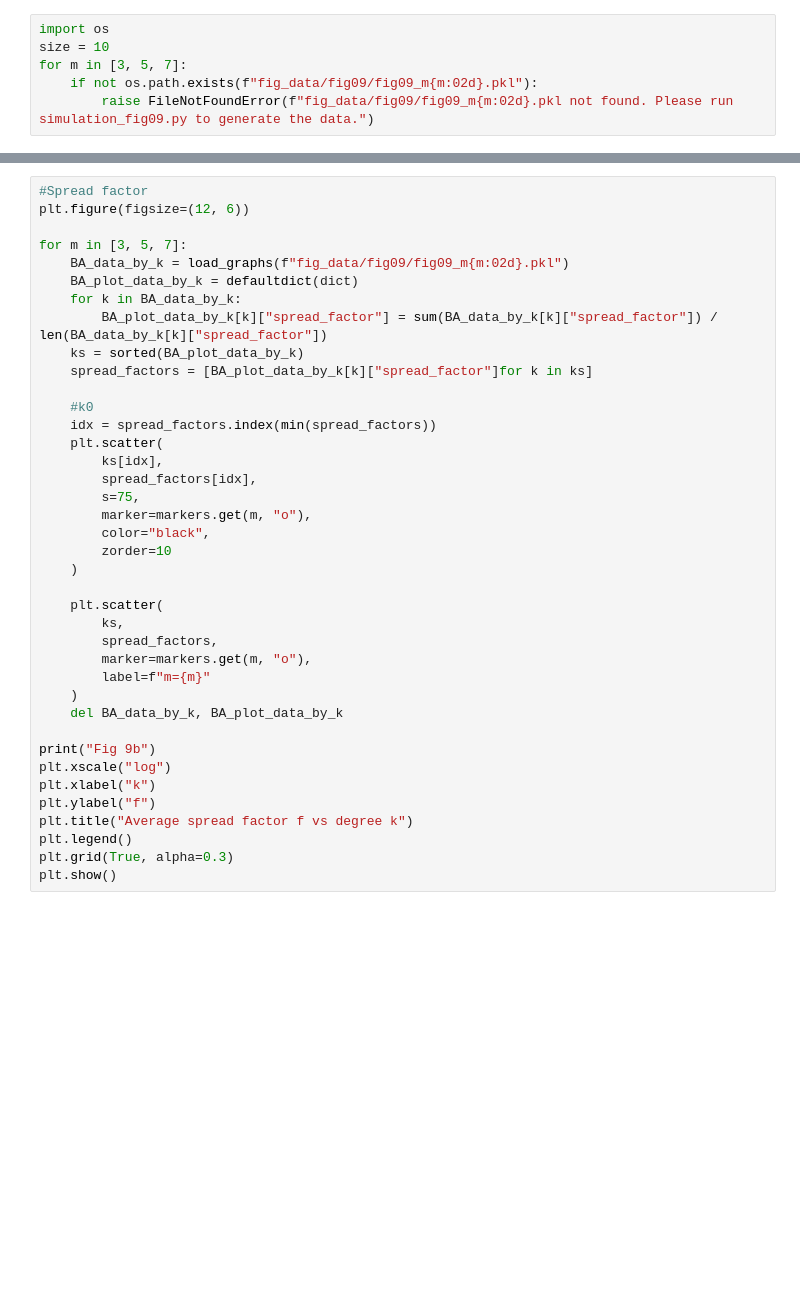
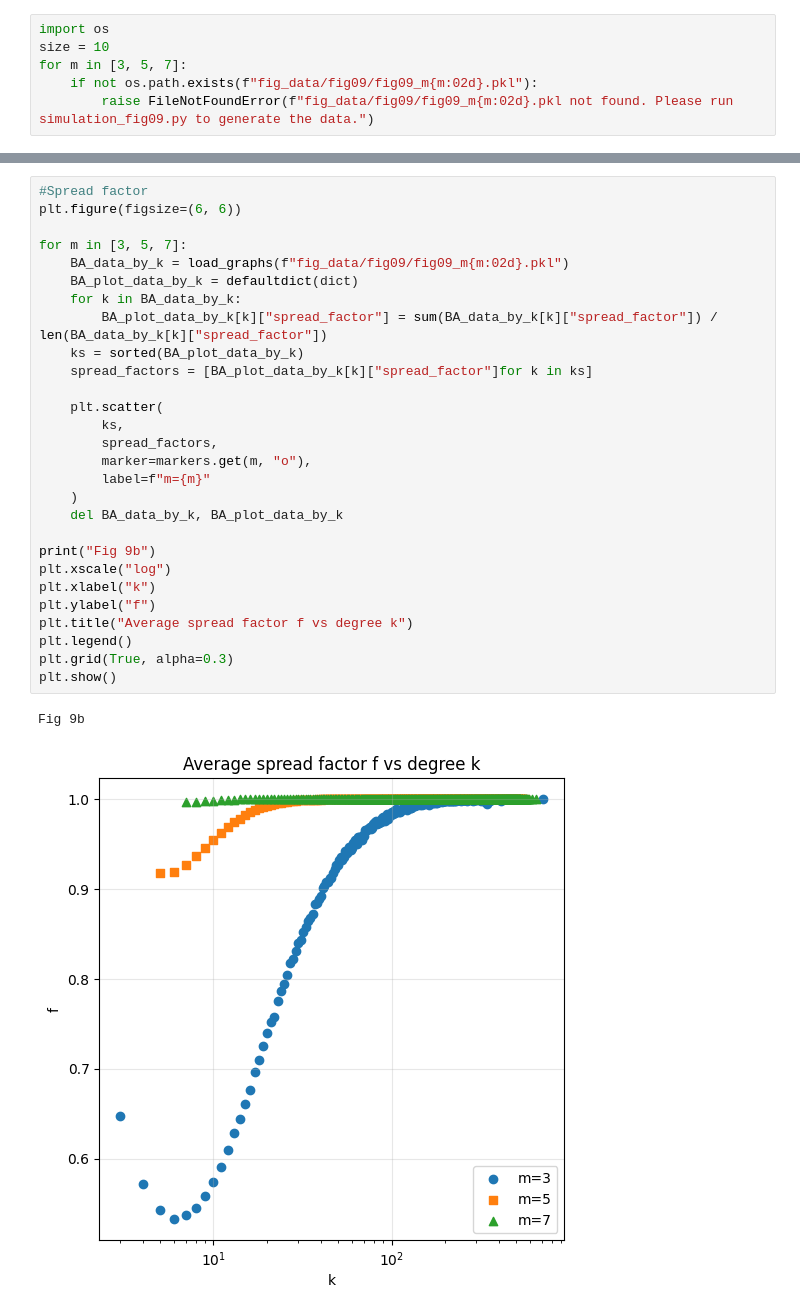
Before and after one commit to DoDoanHoangDu/GossipSpreadSimulation, a Jupyter notebook: simulation_fig09.ipynb, the cells around one changed output, grey strips where cells are left out. Saved outputs shown, nothing was run; the diff lists cells and outputs as text; blank space fills up the shorter version.

```diff
--- a/simulation_fig09.ipynb
+++ b/simulation_fig09.ipynb
@@ -59,39 +62,31 @@ plt.show()
 # %%
 #Spread factor
-plt.figure(figsize=(12, 6))
+plt.figure(figsize=(6, 6))
 
 for m in [3, 5, 7]:
     BA_data_by_k = load_graphs(f"fig_data/fig09/fig09_m{m:02d}.pkl")
     BA_plot_data_by_k = defaultdict(dict)
     for k in BA_data_by_k:
         BA_plot_data_by_k[k]["spread_factor"] = sum(BA_data_by_k[k]["spread_factor"]) / len(BA_data_by_k[k]["spread_factor"])
     ks = sorted(BA_plot_data_by_k)
     spread_factors = [BA_plot_data_by_k[k]["spread_factor"]for k in ks]
-
-    #k0
-    idx = spread_factors.index(min(spread_factors))
-    plt.scatter(
-        ks[idx],
-        spread_factors[idx],
-        s=75,
-        marker=markers.get(m, "o"),
-        color="black",
-        zorder=10
-    )
 
     plt.scatter(
         ks,
         spread_factors,
         marker=markers.get(m, "o"),
         label=f"m={m}"
     )
     del BA_data_by_k, BA_plot_data_by_k
 
 print("Fig 9b")
 plt.xscale("log")
 plt.xlabel("k")
 plt.ylabel("f")
 plt.title("Average spread factor f vs degree k")
 plt.legend()
 plt.grid(True, alpha=0.3)
 plt.show()
+# %% [output]
+Fig 9b
+[figure, added]
```
Also changed, not shown: parts of 1 cell of this notebook.
